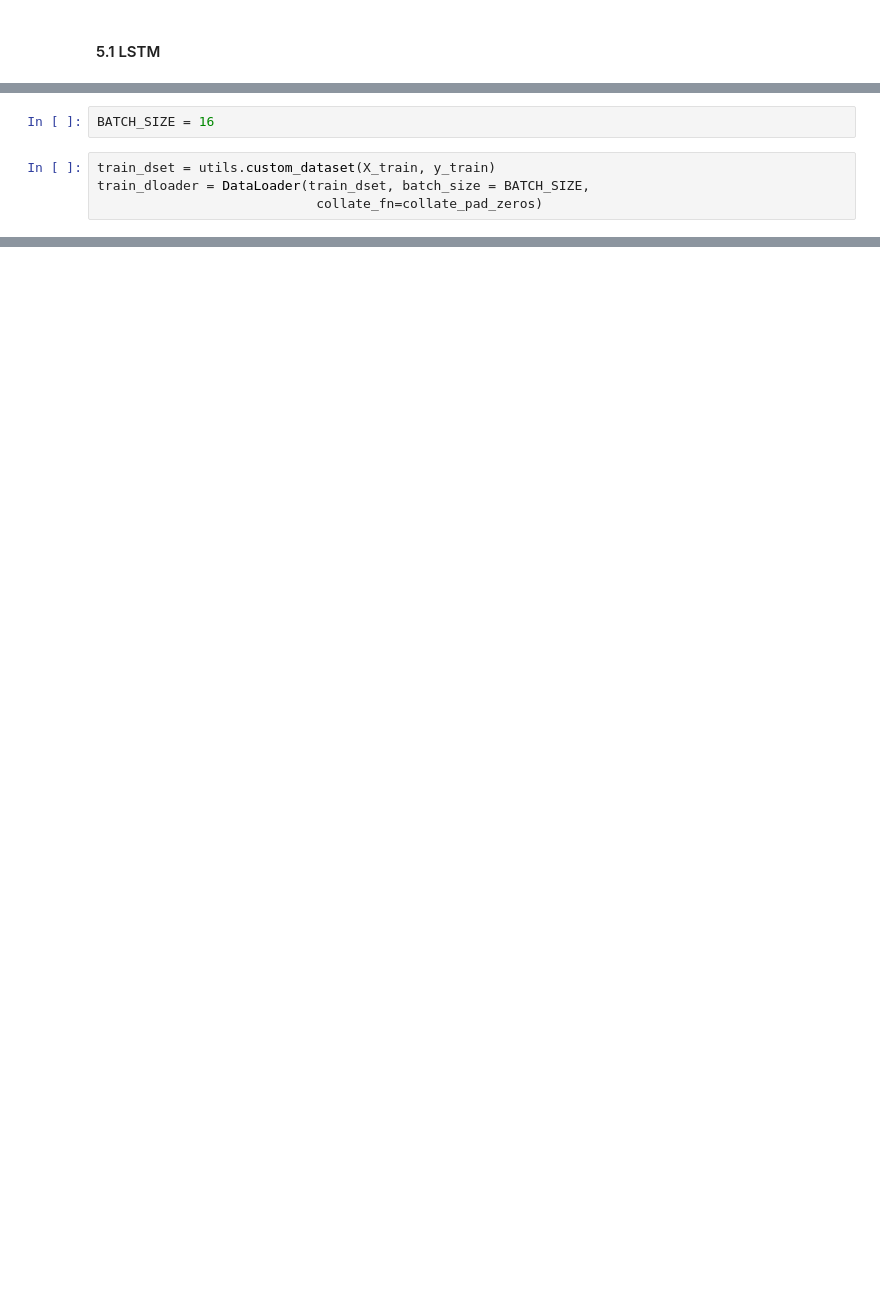
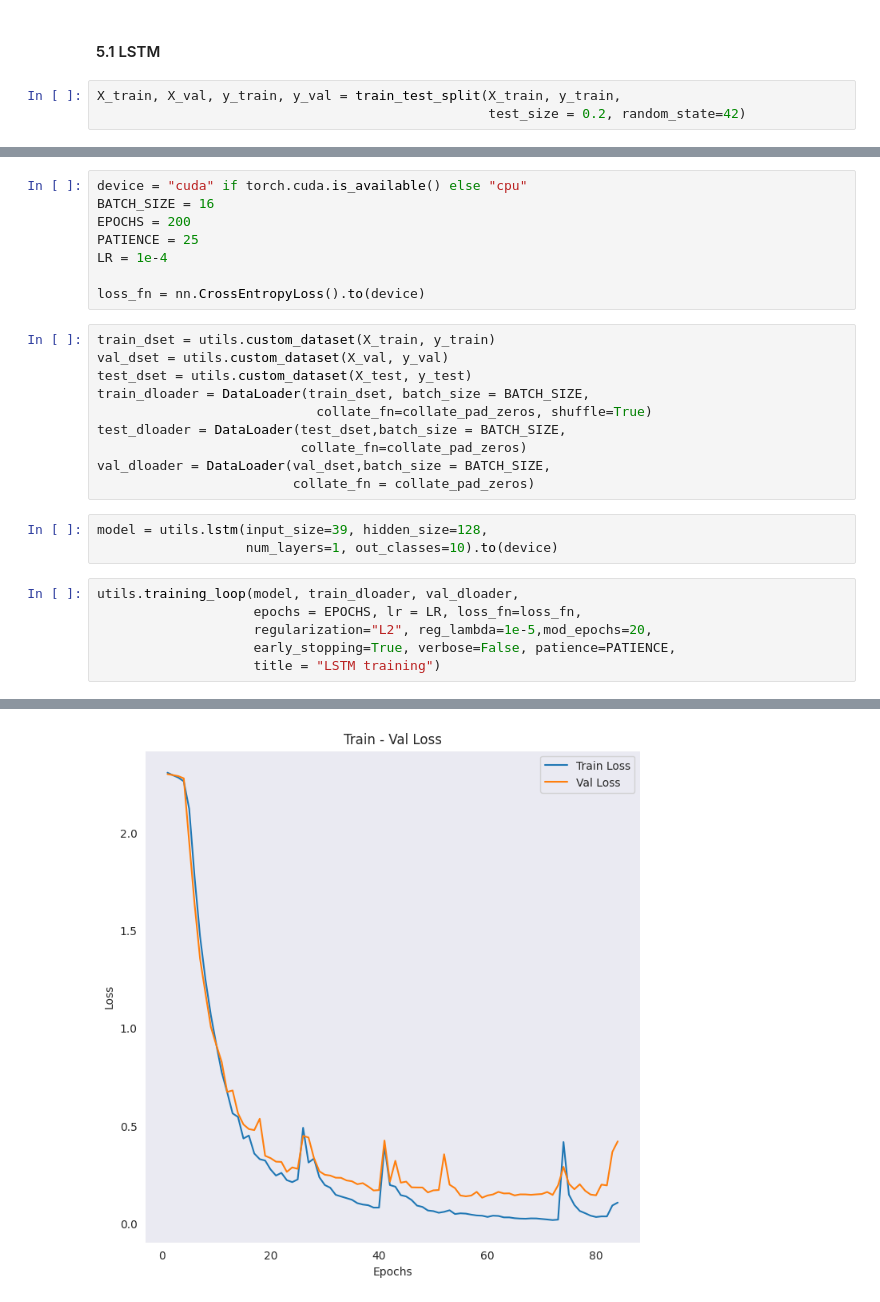
Before and after one commit to ChrisNick92/SpokenDigitRecognition, a Jupyter notebook: spokendigit.ipynb, the cells around one changed output, grey strips where cells are left out. Drawn from its saved outputs; the diff is of its cells as text; blank space fills up the shorter version.

Commit message:
Lstm Training added

```diff
--- a/spokendigit.ipynb
+++ b/spokendigit.ipynb
@@ -131,5 +181,8 @@ X_train, X_test, y_train, y_test, spk_train, spk_test = utils.parser(dataset)
 # %% [markdown]
 #### 5.1 LSTM
+# %%
+X_train, X_val, y_train, y_val = train_test_split(X_train, y_train,
+                                                  test_size = 0.2, random_state=42)
 # %%
 from torch.utils.data import DataLoader
 from utils import collate_pad_zeros
@@ -136,6 +192,28 @@ from utils import collate_pad_zeros
-# %%
-BATCH_SIZE = 16
+# %%
+device = "cuda" if torch.cuda.is_available() else "cpu"
+BATCH_SIZE = 16
+EPOCHS = 200
+PATIENCE = 25
+LR = 1e-4
+
+loss_fn = nn.CrossEntropyLoss().to(device)
 # %%
 train_dset = utils.custom_dataset(X_train, y_train)
+val_dset = utils.custom_dataset(X_val, y_val)
+test_dset = utils.custom_dataset(X_test, y_test)
 train_dloader = DataLoader(train_dset, batch_size = BATCH_SIZE,
-                            collate_fn=collate_pad_zeros)
+                            collate_fn=collate_pad_zeros, shuffle=True)
+test_dloader = DataLoader(test_dset,batch_size = BATCH_SIZE,
+                          collate_fn=collate_pad_zeros)
+val_dloader = DataLoader(val_dset,batch_size = BATCH_SIZE,
+                         collate_fn = collate_pad_zeros)
+# %%
+model = utils.lstm(input_size=39, hidden_size=128,
+                   num_layers=1, out_classes=10).to(device)
+# %%
+utils.training_loop(model, train_dloader, val_dloader,
+                    epochs = EPOCHS, lr = LR, loss_fn=loss_fn,
+                    regularization="L2", reg_lambda=1e-5,mod_epochs=20,
+                    early_stopping=True, verbose=False, patience=PATIENCE,
+                    title = "LSTM training")
+# %% [output]
@@ -141,0 +233 @@ train_dloader = DataLoader(train_dset, batch_size = BATCH_SIZE,
+[figure, added]
```
Also changed, not shown: parts of 18 cells of this notebook.
